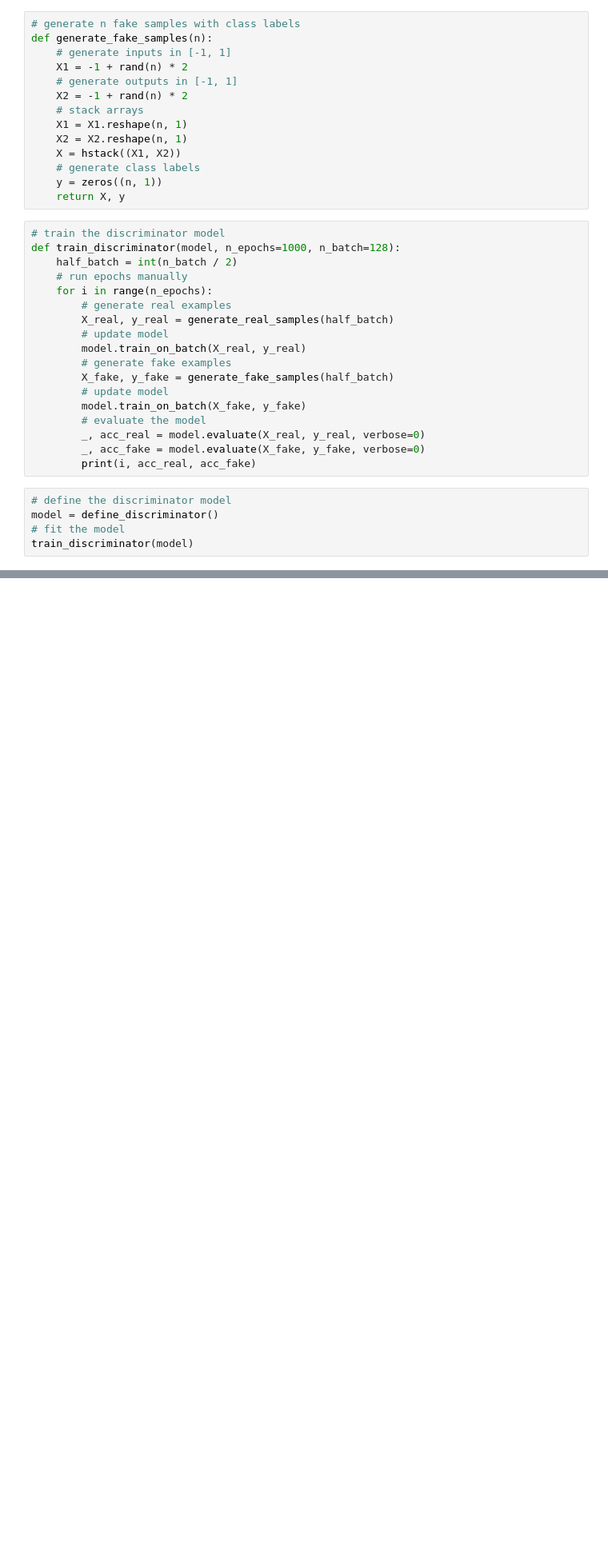
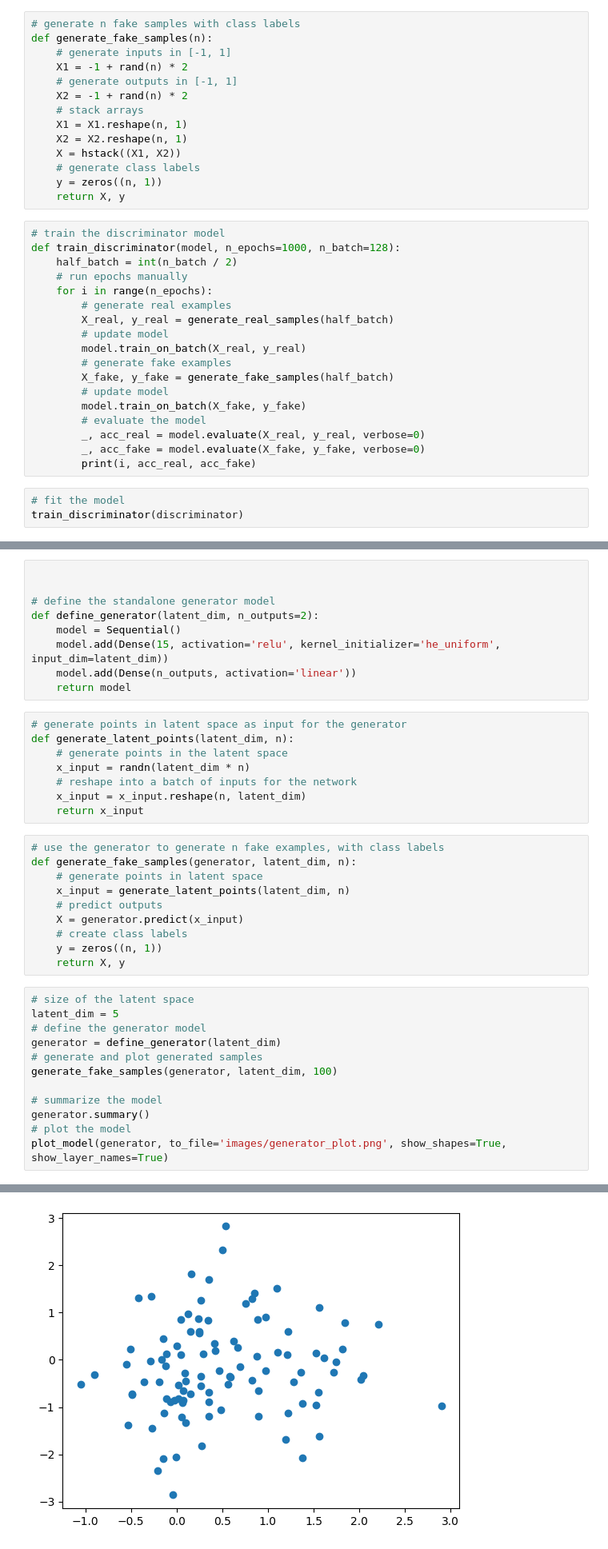
Before and after one commit to mcgovey/simple-1d-gan, a Jupyter notebook: example_walkthrough.ipynb, the cells around one changed output, grey strips where cells are left out. Shown at 80% size. Drawn from its saved outputs; the diff is of its cells as text; blank space fills up the shorter version.

Commit message:
code for basic gan example added

```diff
--- a/example_walkthrough.ipynb
+++ b/example_walkthrough.ipynb
@@ -133,8 +133,6 @@ def train_discriminator(model, n_epochs=1000, n_batch=128):
 		_, acc_fake = model.evaluate(X_fake, y_fake, verbose=0)
 		print(i, acc_real, acc_fake)
 # %%
-# define the discriminator model
-model = define_discriminator()
 # fit the model
-train_discriminator(model)
+train_discriminator(discriminator)
 # %% [output]
@@ -157,0 +162,40 @@ train_discriminator(model)
+# %%
+
+
+# define the standalone generator model
+def define_generator(latent_dim, n_outputs=2):
+	model = Sequential()
+	model.add(Dense(15, activation='relu', kernel_initializer='he_uniform', input_dim=latent_dim))
+	model.add(Dense(n_outputs, activation='linear'))
+	return model
+# %%
+# generate points in latent space as input for the generator
+def generate_latent_points(latent_dim, n):
+	# generate points in the latent space
+	x_input = randn(latent_dim * n)
+	# reshape into a batch of inputs for the network
+	x_input = x_input.reshape(n, latent_dim)
+	return x_input
+# %%
+# use the generator to generate n fake examples, with class labels
+def generate_fake_samples(generator, latent_dim, n):
+	# generate points in latent space
+	x_input = generate_latent_points(latent_dim, n)
+	# predict outputs
+	X = generator.predict(x_input)
+	# create class labels
+	y = zeros((n, 1))
+	return X, y
+# %%
+# size of the latent space
+latent_dim = 5
+# define the generator model
+generator = define_generator(latent_dim)
+# generate and plot generated samples
+generate_fake_samples(generator, latent_dim, 100)
+
+# summarize the model
+generator.summary()
+# plot the model
+plot_model(generator, to_file='images/generator_plot.png', show_shapes=True, show_layer_names=True)
+# %% [output]
@@ -157,0 +203 @@ train_discriminator(model)
+[figure, added]
```
Also changed, not shown: parts of 12 cells of this notebook, 4 other files.
